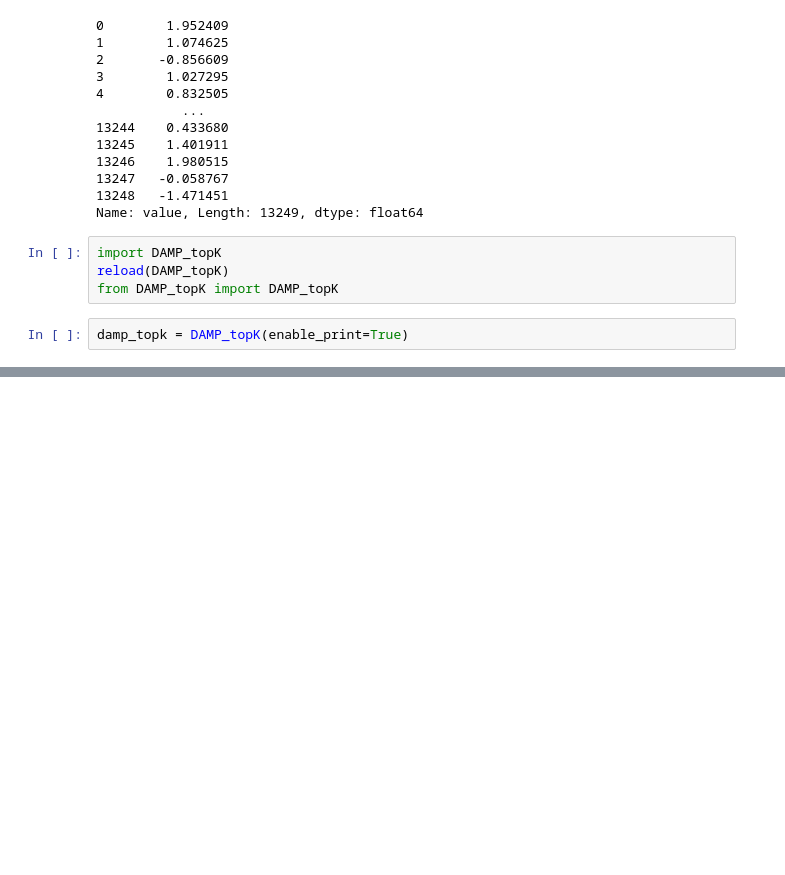
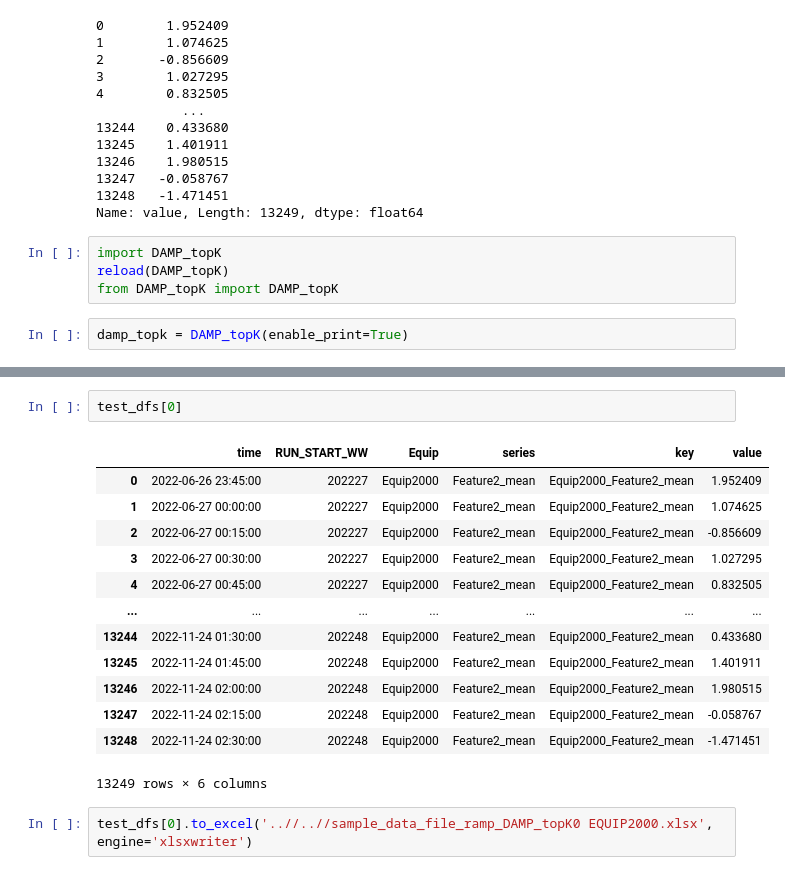
Before and after one commit to alextabac/TSAD_project, a Jupyter notebook: TSAD_DAMP_variants.ipynb, the cells around one changed output, grey strips where cells are left out. Cells and saved outputs as stored; diff of their text form; blank space fills up the shorter version.

```diff
--- a/TSAD_DAMP_variants.ipynb
+++ b/TSAD_DAMP_variants.ipynb
@@ -698,0 +710,18 @@ KeyboardInterrupt:
+# %%
+test_dfs[0]
+# %% [output]
+|  | time | RUN_START_WW | Equip | series | key | value |
+| 0 | 2022-06-26 23:45:00 | 202227 | Equip2000 | Feature2_mean | Equip2000_Feature2_mean | 1.952409 |
+| 1 | 2022-06-27 00:00:00 | 202227 | Equip2000 | Feature2_mean | Equip2000_Feature2_mean | 1.074625 |
+| 2 | 2022-06-27 00:15:00 | 202227 | Equip2000 | Feature2_mean | Equip2000_Feature2_mean | -0.856609 |
+| 3 | 2022-06-27 00:30:00 | 202227 | Equip2000 | Feature2_mean | Equip2000_Feature2_mean | 1.027295 |
+| 4 | 2022-06-27 00:45:00 | 202227 | Equip2000 | Feature2_mean | Equip2000_Feature2_mean | 0.832505 |
+| ... | ... | ... | ... | ... | ... | ... |
+| 13244 | 2022-11-24 01:30:00 | 202248 | Equip2000 | Feature2_mean | Equip2000_Feature2_mean | 0.433680 |
+| 13245 | 2022-11-24 01:45:00 | 202248 | Equip2000 | Feature2_mean | Equip2000_Feature2_mean | 1.401911 |
+| 13246 | 2022-11-24 02:00:00 | 202248 | Equip2000 | Feature2_mean | Equip2000_Feature2_mean | 1.980515 |
+| 13247 | 2022-11-24 02:15:00 | 202248 | Equip2000 | Feature2_mean | Equip2000_Feature2_mean | -0.058767 |
+| 13248 | 2022-11-24 02:30:00 | 202248 | Equip2000 | Feature2_mean | Equip2000_Feature2_mean | -1.471451 |
+13249 rows × 6 columns
+# %%
+test_dfs[0].to_excel('..//..//sample_data_file_ramp_DAMP_topK0 EQUIP2000.xlsx', engine='xlsxwriter')
```
Also changed, not shown: parts of 1 cell of this notebook.
